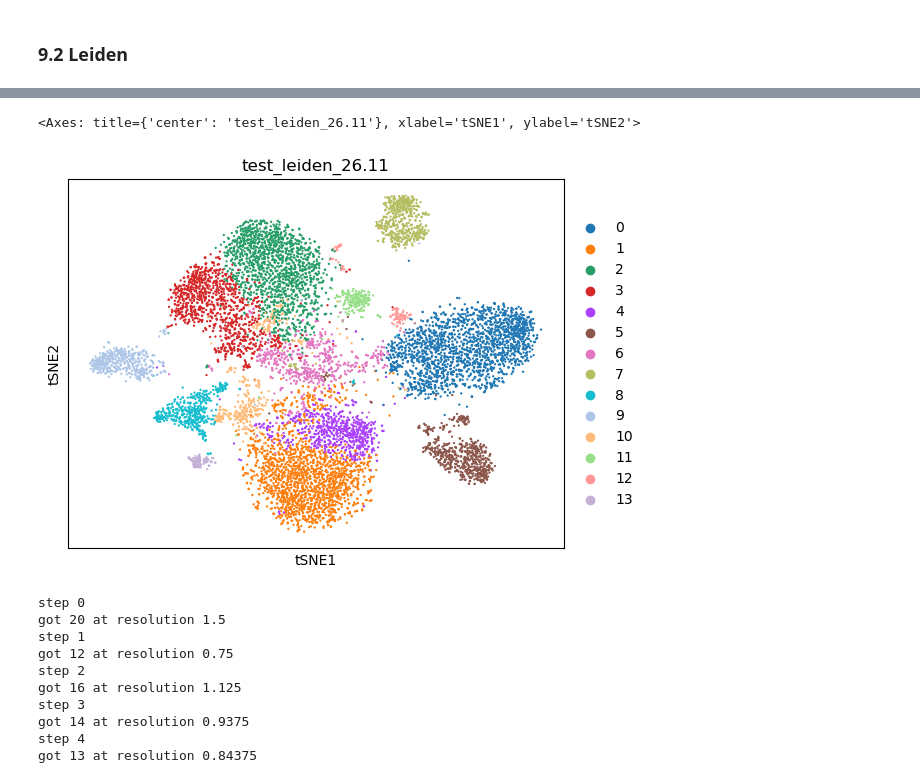
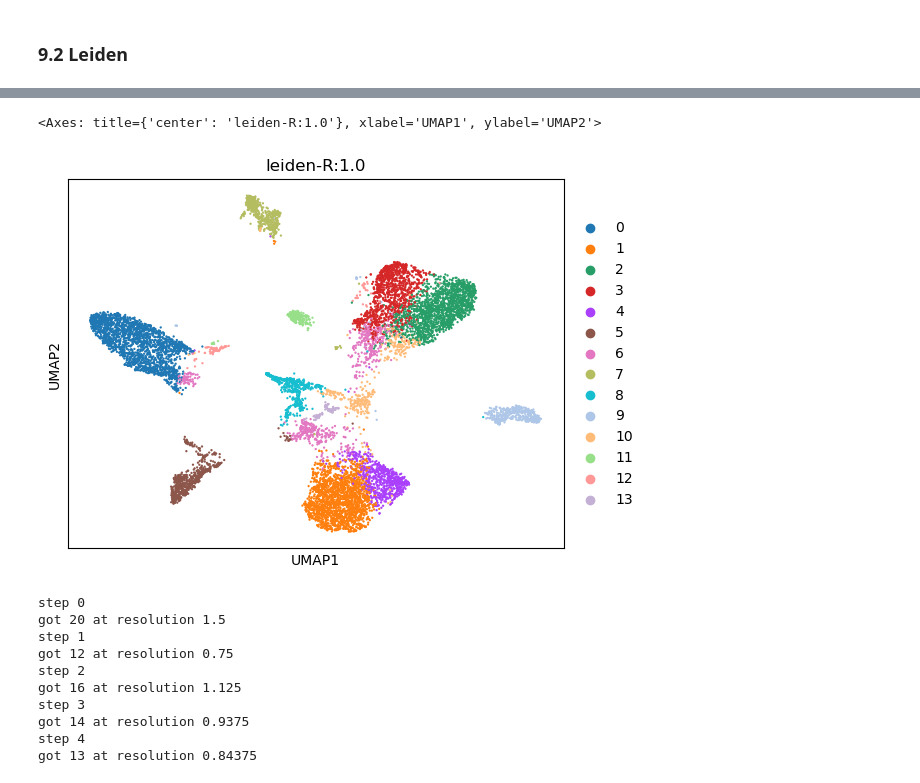
Before and after one commit to loosolab/biodaten23-24-scATAC-clustering, a Jupyter notebook: wp1/notebooks/clustering_and_evaluation.ipynb, the cells around one changed output, grey strips where cells are left out. Saved outputs shown, nothing was run; the diff lists cells and outputs as text; code cells hidden in the pictures.

```diff
--- a/wp1/notebooks/clustering_and_evaluation.ipynb
+++ b/wp1/notebooks/clustering_and_evaluation.ipynb
@@ -210,8 +250,10 @@ got 13 at resolution 1.125
 # %% [markdown]
 ### 9.2 Leiden
 # %%
-leiden_tag = 'test_leiden_26.11'
+# Performe a leiden clustering with resolution x
+leiden_resolution = 1.0 # Default value
+leiden_tag = f'leiden-R:{leiden_resolution}'
 sc.tl.leiden(adata, key_added=leiden_tag)
 # %%
-sc.pl.embedding(adata, basis='tsne', ncols=3, show=False, color=leiden_tag)
+sc.pl.embedding(adata, basis='umap', ncols=3, show=False, color=leiden_tag)
 # %% [output]
@@ -218,4 +261,4 @@ sc.pl.embedding(adata, basis='tsne', ncols=3, show=False, color=leiden_tag)
  UserWarning:/home/stud2/.conda/envs/datenanalyse/lib/python3.10/site-packages/scanpy/plotting/_tools/scatterplots.py:394: No data for colormapping provided via 'c'. Parameters 'cmap' will be ignored
-<Axes: title={'center': 'test_leiden_26.11'}, xlabel='tSNE1', ylabel='tSNE2'>
+<Axes: title={'center': 'leiden-R:1.0'}, xlabel='UMAP1', ylabel='UMAP2'>
-[figure, old version]
+[figure, new version]
 # %%
```
Also changed, not shown: parts of 27 cells of this notebook.
